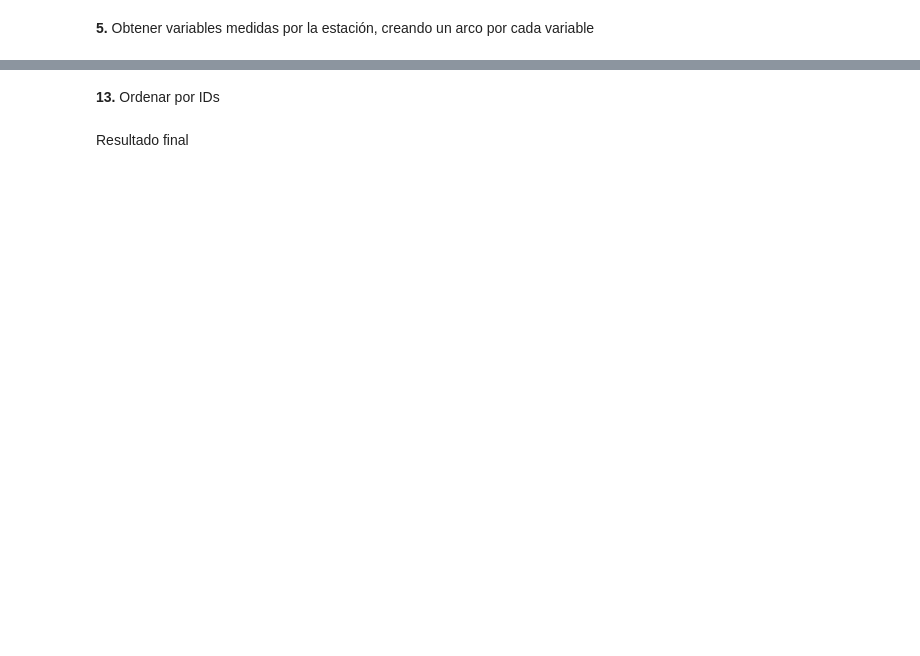
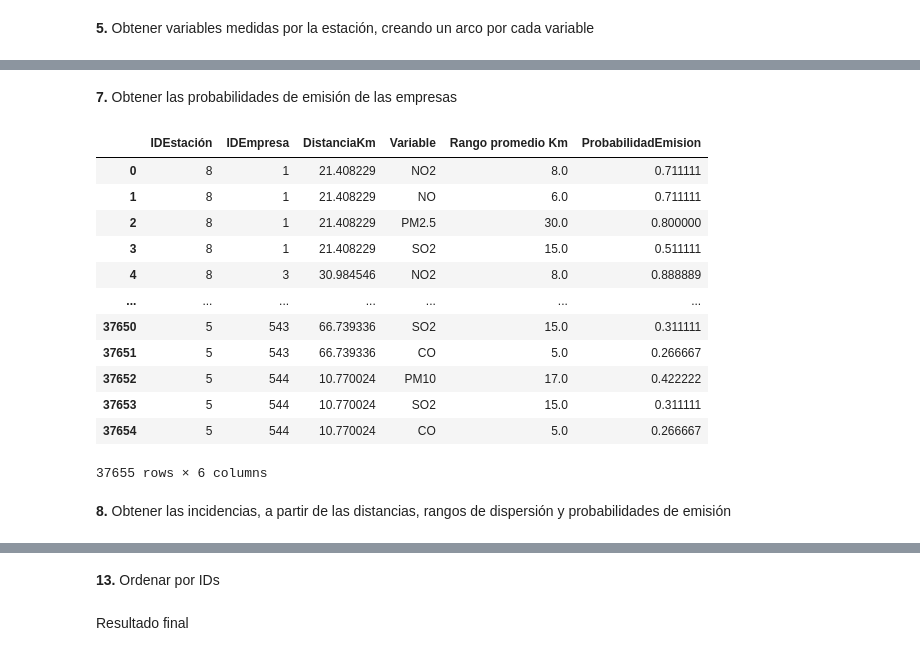
Before and after one commit to sariswis/Proyecto-Visual-Analytics, a Jupyter notebook: preparacion/Dataset 8 - Matriz Estación - Empresa.ipynb, the cells around one changed output, grey strips where cells are left out. Cells and saved outputs as stored; diff of their text form; code cells hidden in the pictures; blank space fills up the shorter version.

```diff
--- a/preparacion/Dataset 8 - Matriz Estación - Empresa.ipynb
+++ b/preparacion/Dataset 8 - Matriz Estación - Empresa.ipynb
@@ -57,6 +57,8 @@ Lectura y muestra del archivo
 stations = pd.read_csv('../data/original/air_quality_stations.csv')
 permits = pd.read_csv('../data/preparada/emission_permits.csv')
 measurements = pd.read_csv('../data/preparada/measurements.csv')
+probabilities = pd.read_csv('../data/preparada/variable_permits_matrix.csv')
+variables = pd.read_csv('../data/enriquecida/variables.csv')
 # %% [markdown]
 **1.** Eliminar columnas
 # %%
@@ -114,3 +116,6 @@ measurements
 | 380094 | 4 | SO2 |
 | 380095 | 23 | WDS |
 380096 rows × 2 columns
+# %%
+variables = variables[['Variable', 'Rango promedio Km']]
+variables
@@ -221,0 +261,25 @@ df
+# %% [markdown]
+**7.** Obtener las probabilidades de emisión de las empresas
+# %%
+df = df.merge(
+    probabilities,
+    how='inner',
+    on=['IDEmpresa', 'Variable']
+)
+df
+# %% [output]
+|  | IDEstación | IDEmpresa | DistanciaKm | Variable | Rango promedio Km | ProbabilidadEmision |
+| 0 | 8 | 1 | 21.408229 | NO2 | 8.0 | 0.711111 |
+| 1 | 8 | 1 | 21.408229 | NO | 6.0 | 0.711111 |
+| 2 | 8 | 1 | 21.408229 | PM2.5 | 30.0 | 0.800000 |
+| 3 | 8 | 1 | 21.408229 | SO2 | 15.0 | 0.511111 |
+| 4 | 8 | 3 | 30.984546 | NO2 | 8.0 | 0.888889 |
+| ... | ... | ... | ... | ... | ... | ... |
+| 37650 | 5 | 543 | 66.739336 | SO2 | 15.0 | 0.311111 |
+| 37651 | 5 | 543 | 66.739336 | CO | 5.0 | 0.266667 |
+| 37652 | 5 | 544 | 10.770024 | PM10 | 17.0 | 0.422222 |
+| 37653 | 5 | 544 | 10.770024 | SO2 | 15.0 | 0.311111 |
+| 37654 | 5 | 544 | 10.770024 | CO | 5.0 | 0.266667 |
+37655 rows × 6 columns
+# %% [markdown]
+**8.** Obtener las incidencias, a partir de las distancias, rangos de dispersión y probabilidades de emisión
```
Also changed, not shown: parts of 14 cells of this notebook, 4 other files.
